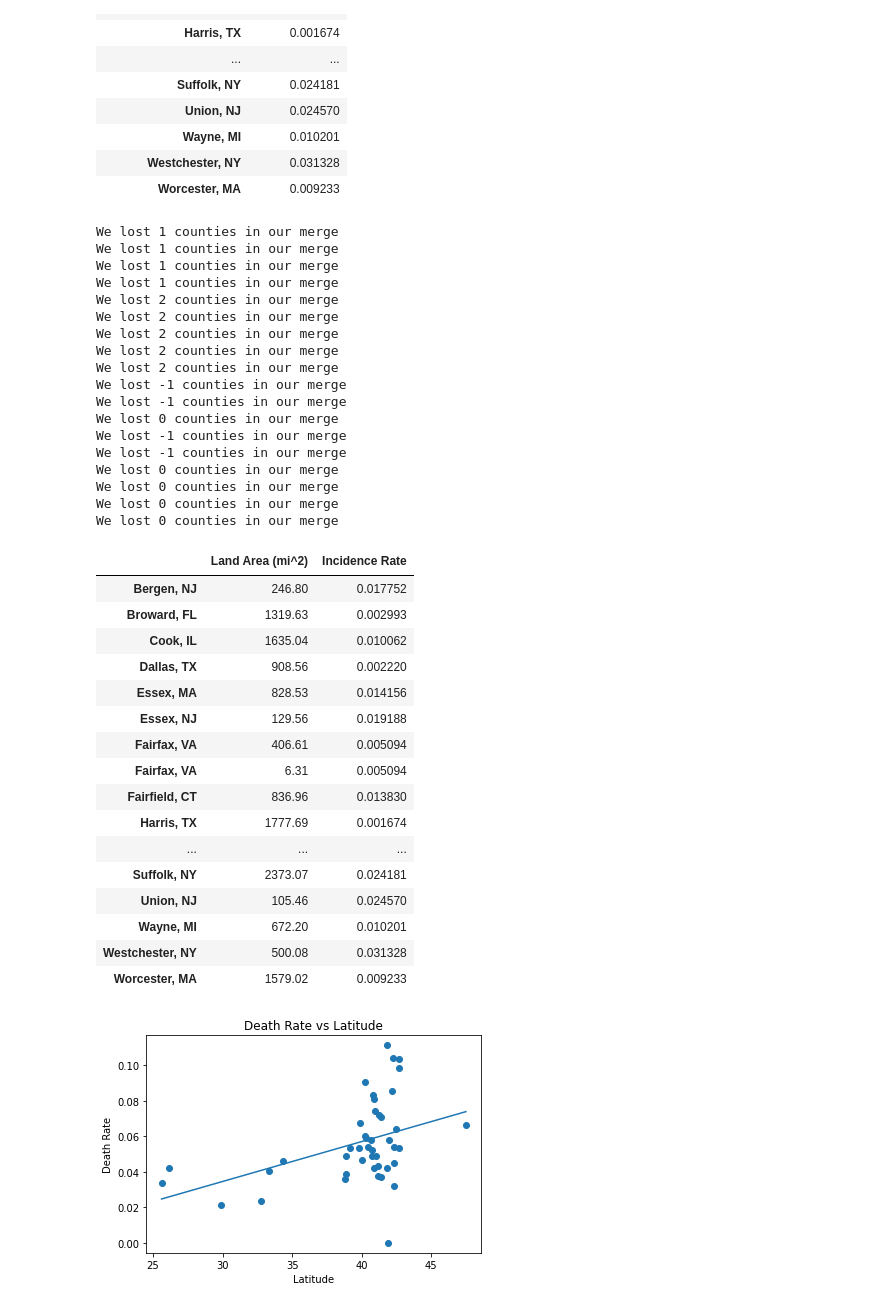
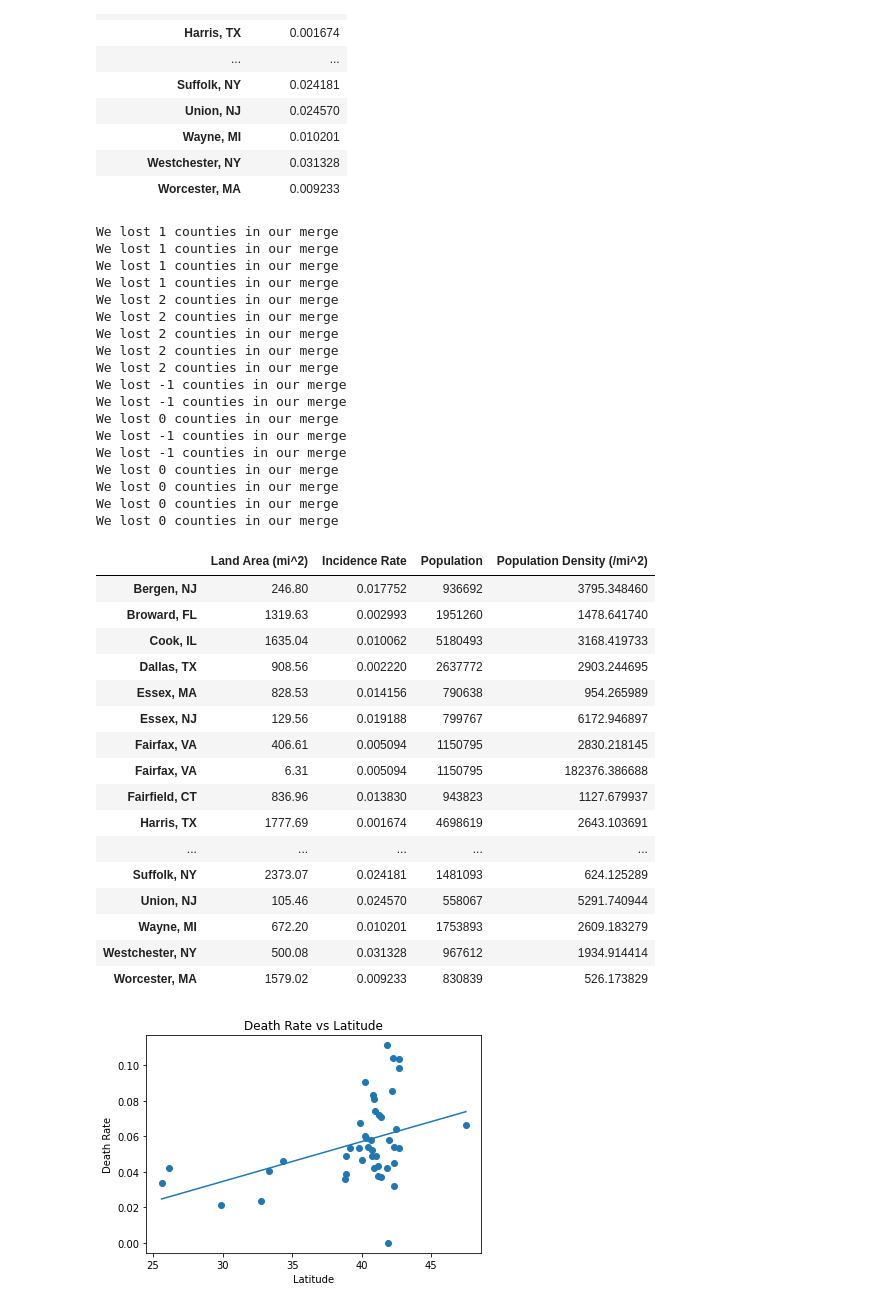
Before and after one commit to amkrutsinger/covid19finalproject, a Jupyter notebook: regression/regression.ipynb, the cells around one changed output. Saved outputs shown, nothing was run; the diff lists cells and outputs as text; code cells hidden in the pictures.

Commit message:
Update regression notebook and data frame

```diff
--- a/regression/regression.ipynb
+++ b/regression/regression.ipynb
@@ -249,7 +249,7 @@ total_deaths = raw['Deaths']
 total_pop = raw['Population']
 
 # Calculate death rate
-death_rate = cal_rate1(total_deaths, total_confirmed, 'Death Rate')
+death_rate = cal_rate(total_deaths, total_confirmed, 'Death Rate')
 death_rate
 
 # Calculate incidence rate
@@ -258,9 +258,6 @@ incidence_rate
 
 # # Calculate hospitalization rate
 # hosp_rate = cal_rate()
-
-# Calculate population density
-# pop_den = cal_rate(total_pop, area, 'Population Density')
 # %% [output]
 |  | Incidence Rate |
 | Bergen, NJ | 0.017752 |
@@ -380,51 +377,55 @@ inci_and_demo
 death_and_aqi = merge_data1(death_rate, pollution)
 death_and_aqi
 
 inci_and_aqi = merge_data1(incidence_rate, pollution)
 inci_and_aqi
 
 # Population density
-death_and_popden = merge_data1(death_rate, )
+death_and_popden = merge_data1(death_rate, area)
+death_and_popden = death_and_popden.join(total_pop)
+death_and_popden['Population Density (/mi^2)'] = death_and_popden['Population'] / death_and_popden['Land Area (mi^2)']
 death_and_popden
 
 inci_and_popden = merge_data1(incidence_rate, area)
+inci_and_popden = inci_and_popden.join(total_pop)
+inci_and_popden['Population Density (/mi^2)'] = inci_and_popden['Population'] / inci_and_popden['Land Area (mi^2)']
 inci_and_popden
 # %% [output]
 We lost 1 counties in our merge
 We lost 1 counties in our merge
 We lost 1 counties in our merge
 We lost 1 counties in our merge
 We lost 2 counties in our merge
 We lost 2 counties in our merge
 We lost 2 counties in our merge
 We lost 2 counties in our merge
 We lost 2 counties in our merge
 We lost -1 counties in our merge
 We lost -1 counties in our merge
 We lost 0 counties in our merge
 We lost -1 counties in our merge
 We lost -1 counties in our merge
 We lost 0 counties in our merge
 We lost 0 counties in our merge
 We lost 0 counties in our merge
 We lost 0 counties in our merge
-|  | Land Area (mi^2) | Incidence Rate |
-| Bergen, NJ | 246.80 | 0.017752 |
-| Broward, FL | 1319.63 | 0.002993 |
-| Cook, IL | 1635.04 | 0.010062 |
-| Dallas, TX | 908.56 | 0.002220 |
-| Essex, MA | 828.53 | 0.014156 |
-| Essex, NJ | 129.56 | 0.019188 |
-| Fairfax, VA | 406.61 | 0.005094 |
-| Fairfax, VA | 6.31 | 0.005094 |
-| Fairfield, CT | 836.96 | 0.013830 |
-| Harris, TX | 1777.69 | 0.001674 |
-| ... | ... | ... |
-| Suffolk, NY | 2373.07 | 0.024181 |
-| Union, NJ | 105.46 | 0.024570 |
-| Wayne, MI | 672.20 | 0.010201 |
-| Westchester, NY | 500.08 | 0.031328 |
-| Worcester, MA | 1579.02 | 0.009233 |
+|  | Land Area (mi^2) | Incidence Rate | Population | Population Density (/mi^2) |
+| Bergen, NJ | 246.80 | 0.017752 | 936692 | 3795.348460 |
+| Broward, FL | 1319.63 | 0.002993 | 1951260 | 1478.641740 |
+| Cook, IL | 1635.04 | 0.010062 | 5180493 | 3168.419733 |
+| Dallas, TX | 908.56 | 0.002220 | 2637772 | 2903.244695 |
+| Essex, MA | 828.53 | 0.014156 | 790638 | 954.265989 |
+| Essex, NJ | 129.56 | 0.019188 | 799767 | 6172.946897 |
+| Fairfax, VA | 406.61 | 0.005094 | 1150795 | 2830.218145 |
+| Fairfax, VA | 6.31 | 0.005094 | 1150795 | 182376.386688 |
+| Fairfield, CT | 836.96 | 0.013830 | 943823 | 1127.679937 |
+| Harris, TX | 1777.69 | 0.001674 | 4698619 | 2643.103691 |
+| ... | ... | ... | ... | ... |
+| Suffolk, NY | 2373.07 | 0.024181 | 1481093 | 624.125289 |
+| Union, NJ | 105.46 | 0.024570 | 558067 | 5291.740944 |
+| Wayne, MI | 672.20 | 0.010201 | 1753893 | 2609.183279 |
+| Westchester, NY | 500.08 | 0.031328 | 967612 | 1934.914414 |
+| Worcester, MA | 1579.02 | 0.009233 | 830839 | 526.173829 |
 # %%
 # Plot linear regression
 def lin_regress(merged_data, col_death, col_data, start, line_length):
```
Also changed, not shown: parts of 4 cells of this notebook, 1 other file.
